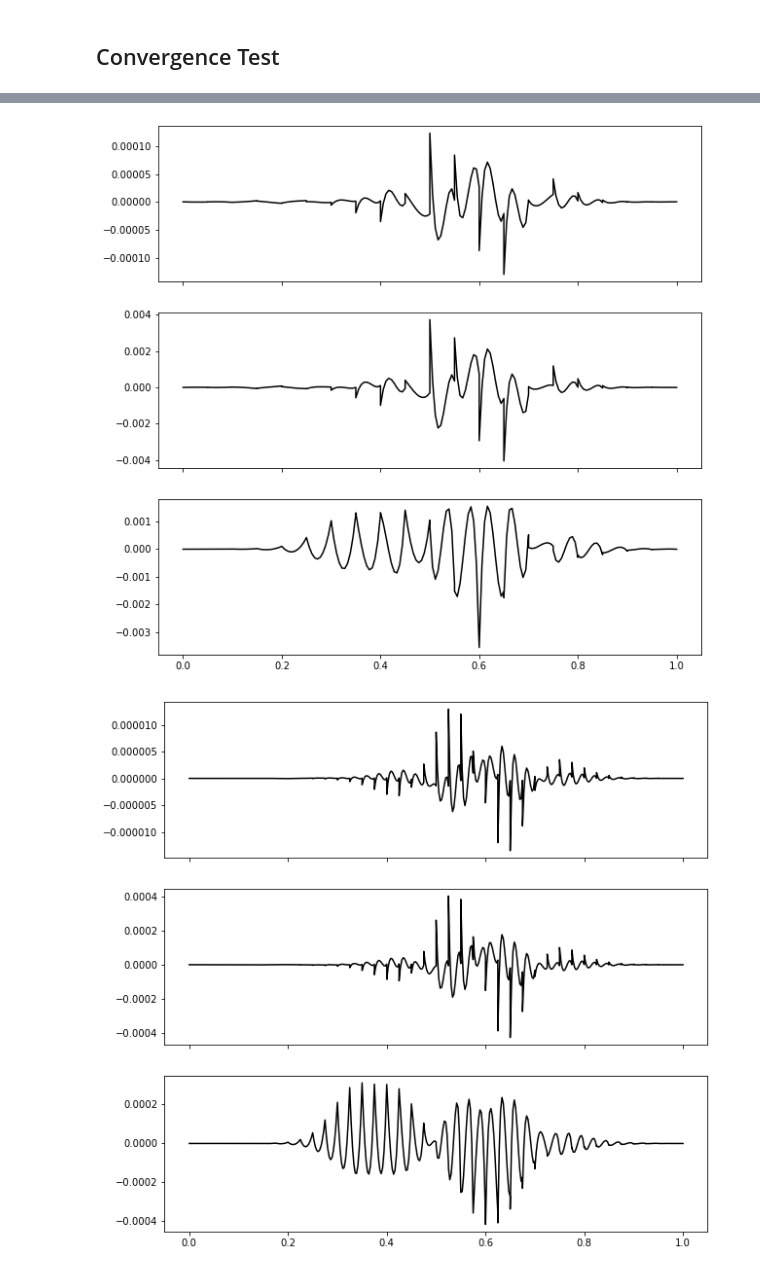
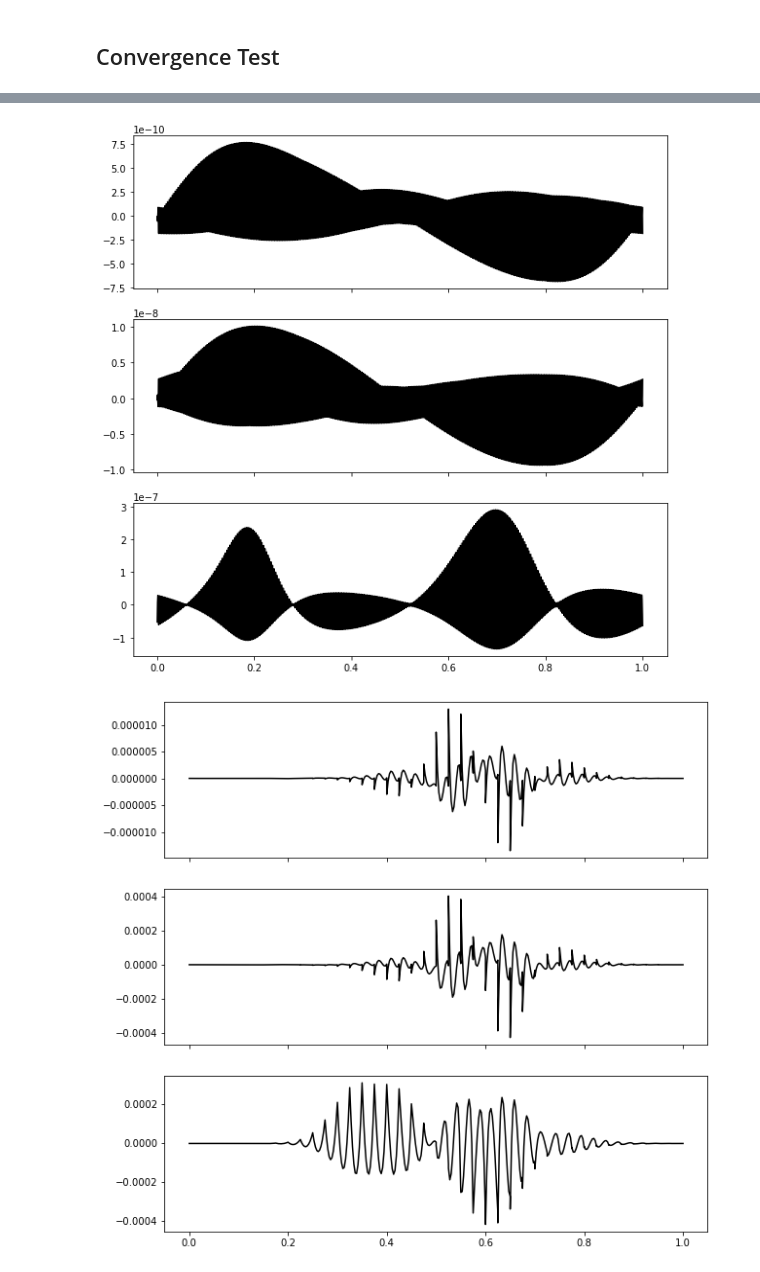
Before and after one commit to caleblogemann/pydogpack, a Jupyter notebook: apps/onedimensional/shallowwater/manufacturedsolutionexample/manufactured_solution_example.ipynb, the cells around one changed output, grey strips where cells are left out. Cells and saved outputs as stored; diff of their text form; code cells hidden in the pictures.

```diff
--- a/apps/onedimensional/shallowwater/manufacturedsolutionexample/manufactured_solution_example.ipynb
+++ b/apps/onedimensional/shallowwater/manufacturedsolutionexample/manufactured_solution_example.ipynb
@@ -46,13 +46,13 @@ time_final = 0.2
 problem.parameters["time_final"] = time_final
 problem.parameters["is_weak"] = True
 
-space_time_order = 4
+space_time_order = 3
 problem.parameters["time_stepping"]["time_stepping_class"] = "explicit_runge_kutta"
 problem.parameters["time_stepping"]["is_verbose"] = True
 problem.parameters["time_stepping"]["num_frames"] = 5
 problem.parameters["time_stepping"]["order"] = space_time_order
 
-num_elems = 20
+num_elems = 80
 x_left = 0.0
 x_right = 1.0
 problem.parameters["mesh"]["mesh_class"] = "mesh_1d_uniform"
@@ -124,13 +129,13 @@ p = dg_error.create_plot()
 gravity_constant = 1.0
 include_v = True
 
-# q1 = xt_functions.AdvectingSine(0.01, 1.0, 1.0, 0.0, 1.0)
-# q2 = xt_functions.AdvectingSine(0.01, 1.0, 0.0, 0.0, 1.0)
-# q3 = xt_functions.AdvectingSine(0.01, 1.0, 0.0, 0.0, 1.0)
+q1 = xt_functions.AdvectingSine(0.1, 1.0, 1.0, 0.0, 1.0)
+q2 = xt_functions.AdvectingSine(0.1, 1.0, 0.0, 0.1, 1.0)
+q3 = xt_functions.AdvectingSine(0.1, 1.0, 0.0, 0.2, 1.0)
 
-q1 = xt_functions.AdvectingPeriodicGaussian(0.1, 5.0, 1.0, 0.4, 1.0, 1.0)
-q2 = xt_functions.AdvectingPeriodicGaussian(0.1, 5.0, 1.0, 0.4, 0.0, 1.0)
-q3 = xt_functions.AdvectingPeriodicGaussian(0.1, 5.0, 1.0, 0.4, 0.0, 1.0)
+# q1 = xt_functions.AdvectingPeriodicGaussian(0.1, 5.0, 1.0, 0.4, 1.0, 1.0)
+# q2 = xt_functions.AdvectingPeriodicGaussian(0.1, 5.0, 1.0, 0.4, 0.0, 1.0)
+# q3 = xt_functions.AdvectingPeriodicGaussian(0.1, 5.0, 1.0, 0.4, 0.0, 1.0)
 list_ = [q1, q2]
 if include_v:
     list_.append(q3)
@@ -172,8 +177,9 @@ for num_basis_cpts in range(3, 4):
 
     cfl = explicit_runge_kutta.get_cfl(num_basis_cpts)
     error_list = []
+    h_list = []
     final_solution_list = []
-    for num_elems in [20, 40]:
+    for num_elems in [10, 20, 40, 80, 160, 320]:
         delta_x = (x_right - x_left) / num_elems
         delta_t = float(dg_utils.get_delta_t(cfl, problem.max_wavespeed, delta_x))
         problem.parameters["delta_t"] = delta_t
@@ -183,11 +189,16 @@ for num_basis_cpts in range(3, 4):
         final_solution = main.run(problem)
         final_solution_list.append(final_solution)
 
-        error = math_utils.compute_error(final_solution, exact_final_solution)
+        error = math_utils.compute_error_by_equation(final_solution, exact_final_solution)
         error_list.append(error)
-    order = utils.convergence_order(error_list)
-    print(order)
-    print(error_list)
-    if error_list[-1] >= math_utils.MACHINE_ERROR:
-        assert np.round(order) >= num_basis_cpts
+        h_list.append(delta_x)
+    order_list = utils.convergence_order_by_equation(error_list, h_list)
+    print("Orders")
+    for order in order_list:
+        print(order)
+    print("Errors")
+    for error in error_list:
+        print(error)
+#     if error_list[-1] >= math_utils.MACHINE_ERROR:
+#         assert np.round(order) >= num_basis_cpts
 # %% [output]
@@ -196,9 +218,9 @@ for num_basis_cpts in range(3, 4):
 # %%
 dg_error_list = [math_utils.compute_dg_error(final_solution, exact_final_solution) for final_solution in final_solution_list]
 # %%
-p = dg_error_list[0].create_plot()
+p = dg_error_list[5].create_plot()
 # %% [output]
-[figure, old version]
+[figure, new version]
 # %%
 p = dg_error_list[1].create_plot()
 # %% [output]
```
Also changed, not shown: parts of 9 cells of this notebook, 34 other files.
